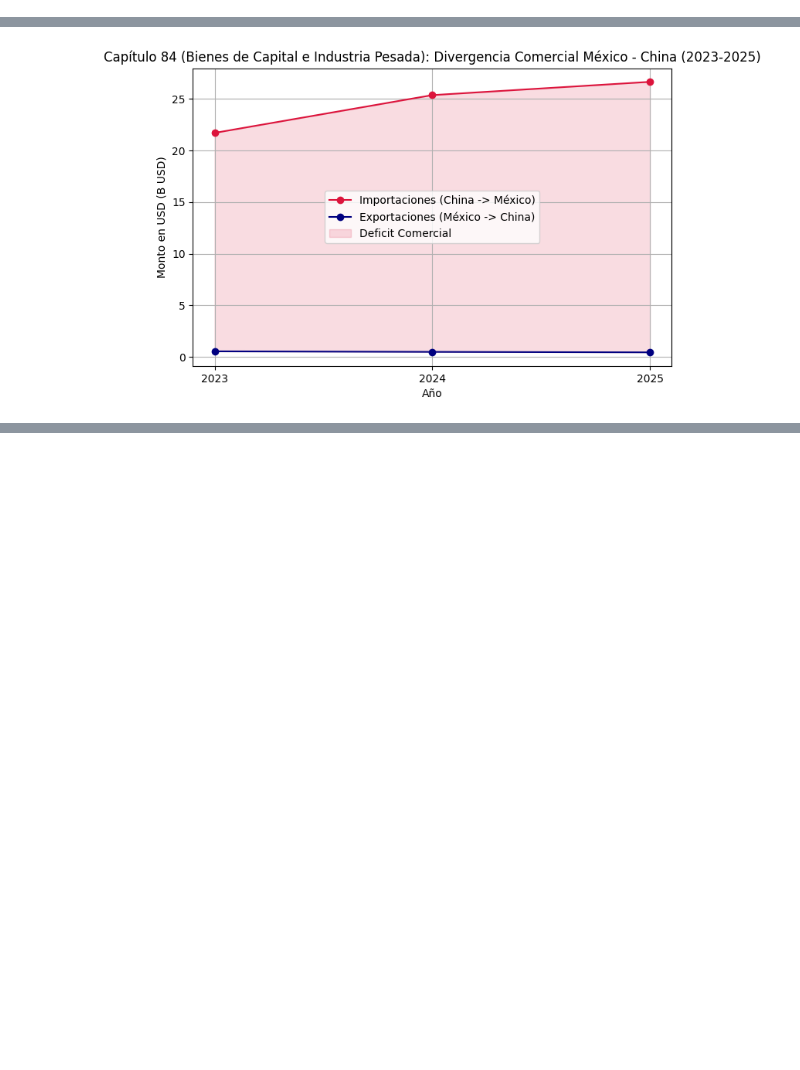
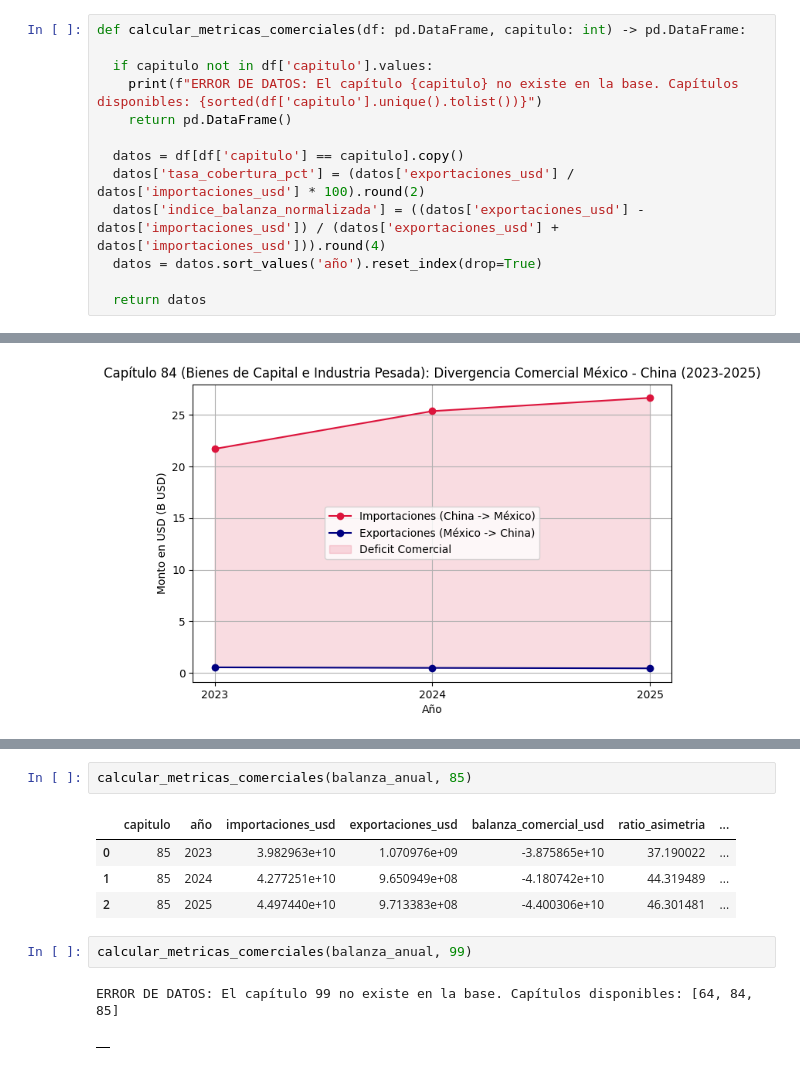
Before and after one commit to luisferdm6/03-china-mexico-trade-audit, a Jupyter notebook: 01_auditoria_asimetrias_china_mexico.ipynb, the cells around one changed output, grey strips where cells are left out. Saved outputs shown, nothing was run; the diff lists cells and outputs as text; blank space fills up the shorter version.

Commit message:
feat(metrics): implementar calculo de cobertura, IBN y ordenamiento temporal

```diff
--- a/01_auditoria_asimetrias_china_mexico.ipynb
+++ b/01_auditoria_asimetrias_china_mexico.ipynb
@@ -295,6 +295,19 @@ CATALOGO_ARANCELARIO = {
     96: 'Manufacturas diversas',
     97: 'Objetos de arte, colección o antigüedad'
 }
+# %%
+def calcular_metricas_comerciales(df: pd.DataFrame, capitulo: int) -> pd.DataFrame:
+
+  if capitulo not in df['capitulo'].values:
+    print(f"ERROR DE DATOS: El capítulo {capitulo} no existe en la base. Capítulos disponibles: {sorted(df['capitulo'].unique().tolist())}")
+    return pd.DataFrame()
+
+  datos = df[df['capitulo'] == capitulo].copy()
+  datos['tasa_cobertura_pct'] = (datos['exportaciones_usd'] / datos['importaciones_usd'] * 100).round(2)
+  datos['indice_balanza_normalizada'] = ((datos['exportaciones_usd'] - datos['importaciones_usd']) / (datos['exportaciones_usd'] + datos['importaciones_usd'])).round(4)
+  datos = datos.sort_values('año').reset_index(drop=True)
+
+  return datos
 # %%
 def graficar_divergencia(
     df: pd.DataFrame,
@@ -409,0 +431,12 @@ graficar_divergencia(
+# %%
+calcular_metricas_comerciales(balanza_anual, 85)
+# %% [output]
+|  | capitulo | año | importaciones_usd | exportaciones_usd | balanza_comercial_usd | ratio_asimetria | ... |
+| 0 | 85 | 2023 | 3.982963e+10 | 1.070976e+09 | -3.875865e+10 | 37.190022 | ... |
+| 1 | 85 | 2024 | 4.277251e+10 | 9.650949e+08 | -4.180742e+10 | 44.319489 | ... |
+| 2 | 85 | 2025 | 4.497440e+10 | 9.713383e+08 | -4.400306e+10 | 46.301481 | ... |
+# %%
+calcular_metricas_comerciales(balanza_anual, 99)
+# %% [output]
+ERROR DE DATOS: El capítulo 99 no existe en la base. Capítulos disponibles: [64, 84, 85]
+|  |
```
Also changed, not shown: parts of 1 cell of this notebook.
